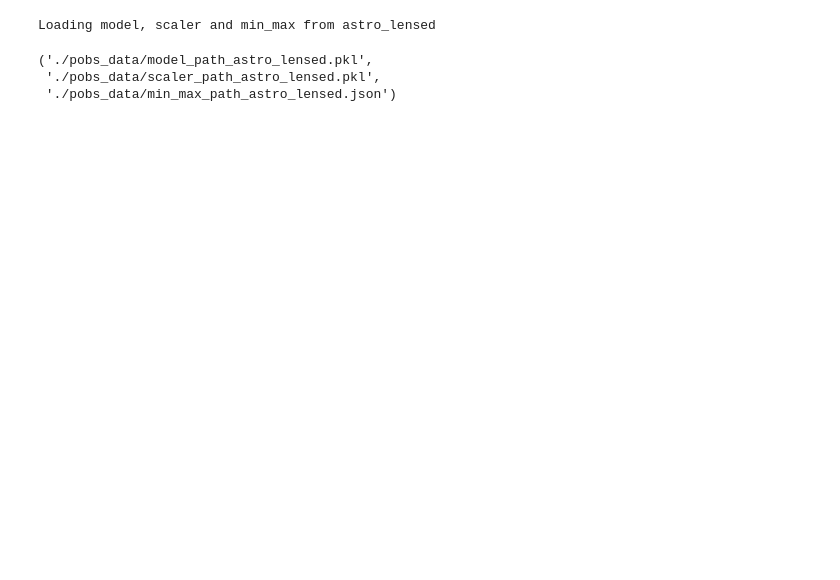
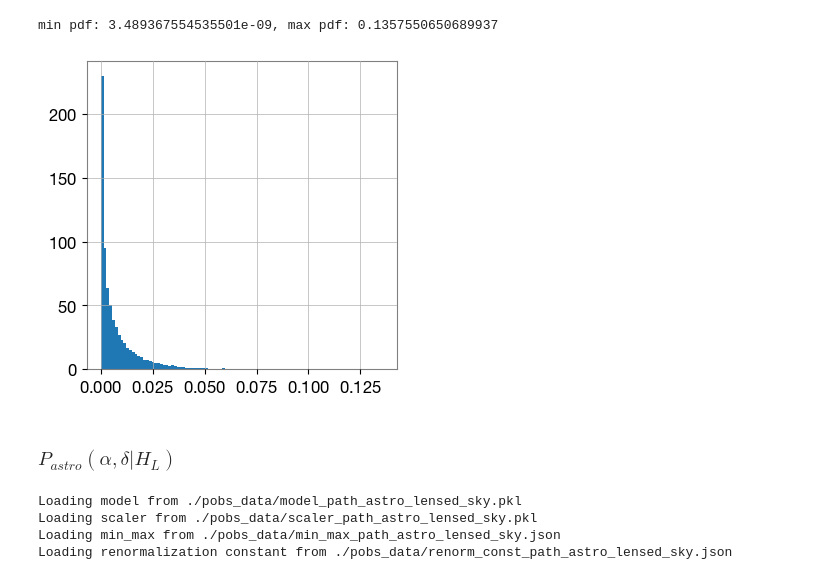
Before and after one commit to hemantaph/pobs, a Jupyter notebook: model_creation/model_generator_short_dpgmm.ipynb, the cells around one changed output. Saved outputs shown, nothing was run; the diff lists cells and outputs as text; code cells hidden in the pictures; blank space fills up the shorter version.

```diff
--- a/model_creation/model_generator_short_dpgmm.ipynb
+++ b/model_creation/model_generator_short_dpgmm.ipynb
@@ -2,0 +45,10 @@ from pobs.modelgenerator_dpgmm import ModelGenerator
+# %%
+test = pobs.ModelGenerator(
+    model_name='astro_lensed',
+    model_type='astro_lensed',
+    kde_model_type='dpgmm',
+    data_dict=None,  # if provided new model will be generated
+    pobs_directory="./pobs_data",
+    create_new=True,
+)
+# time to generate the model: 5m 16.9s
@@ -2,0 +63,17 @@ from pobs.modelgenerator_dpgmm import ModelGenerator
+# %%
+# new data
+data_new = test.resample(40000)
+data_new_ = data_new.copy()
+data_new_['dt_12'] = np.log10(data_new_['dt_12']/86400)
+data_new_['dl_1'] = np.log10(data_new_['dl_1'])
+data_new_['dl_2'] = np.log10(data_new_['dl_2'])
+
+# original data
+data_old_ = pobs.load_data_from_module("pobs", "data", "n_lensed_detectable_bbh_po_spin.json")
+data_old_ = pobs.data_check_astro_lensed_dpgmm(data_old_)
+data_old_['dt_12'] = np.log10(data_old_['dt_12']/86400)
+data_old_['dl_1'] = np.log10(data_old_['dl_1'])
+data_old_['dl_2'] = np.log10(data_old_['dl_2'])
+
+pobs.plot(data_dict1=data_new_, data_dict2=data_old_)
+plt.show()
@@ -2,0 +82,12 @@ from pobs.modelgenerator_dpgmm import ModelGenerator
+# %%
+pdf = test.pdf(data_new)
+print(f"min pdf: {np.min(pdf)}, max pdf: {np.max(pdf)}")
+
+plt.figure(figsize=(4, 4))
+plt.hist(pdf, bins=100, density=True)
+plt.show()
+# %% [output]
+min pdf: 3.489367554535501e-09, max pdf: 0.1357550650689937
+[figure, added]
+# %% [markdown]
+### $P_{astro}(\alpha, \delta | H_L)$ <a class="anchor" id="astro_lensed_sky"></a>
@@ -3,14 +100,14 @@ from pobs.modelgenerator_dpgmm import ModelGenerator
 # %%
-test = ModelGenerator(
-    model_name='astro_lensed',
+test = pobs.ModelGenerator(
+    model_name='astro_lensed_sky',
+    model_type='astro_lensed_sky',
+    kde_model_type='dpgmm',
     data_dict=None,  # if provided new model will be generated
     pobs_directory="./pobs_data",
+    create_new=False,
 )
 # %% [output]
-Loading model, scaler and min_max from astro_lensed
+Loading model from ./pobs_data/model_path_astro_lensed_sky.pkl
+Loading scaler from ./pobs_data/scaler_path_astro_lensed_sky.pkl
+Loading min_max from ./pobs_data/min_max_path_astro_lensed_sky.json
+Loading renormalization constant from ./pobs_data/renorm_const_path_astro_lensed_sky.json
-# %%
-test.model_path, test.scaler_path, test.min_max_path
-# %% [output]
-('./pobs_data/model_path_astro_lensed.pkl',
- './pobs_data/scaler_path_astro_lensed.pkl',
- './pobs_data/min_max_path_astro_lensed.json')
```
Also changed, not shown: parts of 43 cells of this notebook, 45 other files.
